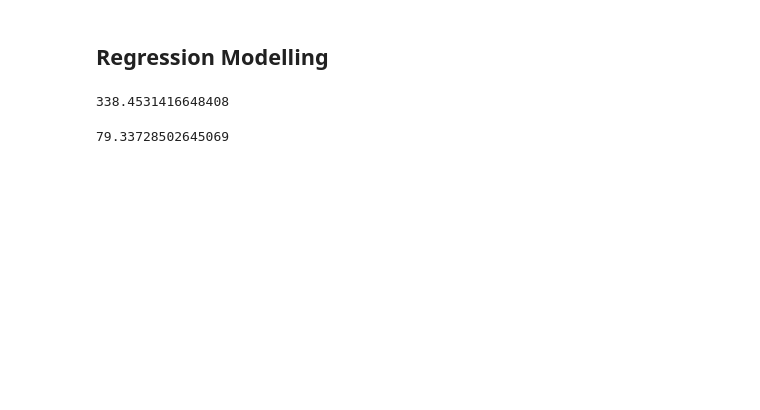
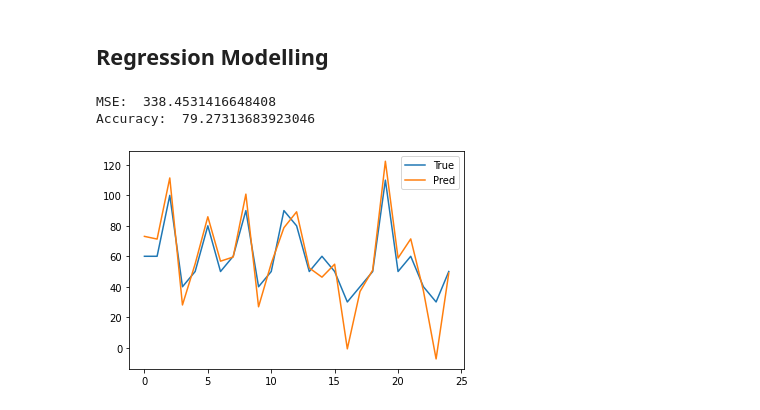
Before and after one commit to kapeeshvarma/Appliances-Energy-Prediction, a Jupyter notebook: Appliances_Energy_Prediction_Capstone_Project.ipynb, the cells around one changed output. Cells and saved outputs as stored; diff of their text form; code cells hidden in the pictures; blank space fills up the shorter version.

```diff
--- a/Appliances_Energy_Prediction_Capstone_Project.ipynb
+++ b/Appliances_Energy_Prediction_Capstone_Project.ipynb
@@ -188,16 +189,25 @@ y = data['Appliances'].values.reshape(-1,1)
 x_train, x_test, y_train, y_test = train_test_split(x, y, test_size = 0.2)
 # %% [markdown]
 ## Regression Modelling
-# %%
-# Linear Regression
-lin_reg = LinearRegression()
-lin_reg.fit(x_train,y_train)
-pred = lin_reg.predict(x_test)
-
-print(mean_squared_error(pred,y_test))
-# %% [output]
-338.4531416648408
-# %%
-print(np.mean(100-(100*np.mean(abs(pred-y_test))/y_test)))
-# %% [output]
-79.33728502645069
+# %%
+# Perform Linear Regression
+lin_reg = LinearRegression()
+lin_reg.fit(x_train,y_train)
+pred = lin_reg.predict(x_test)
+
+# Plot True vs Predicted values for first 25 variables
+plt.plot(y_test[:25])
+plt.plot(pred[:25])
+plt.legend(['True','Pred'])
+
+# Compute Mean Squared Error
+print('MSE: ',mean_squared_error(pred,y_test))
+
+# Compute Accuracy
+errors = abs(pred-y_test)
+percent_error = 100 * np.mean(errors/y_test)
+print('Accuracy: ',100-percent_error)
+# %% [output]
+MSE:  338.4531416648408
+Accuracy:  79.27313683923046
+[figure, added]
```
Also changed, not shown: parts of 3 cells of this notebook.
